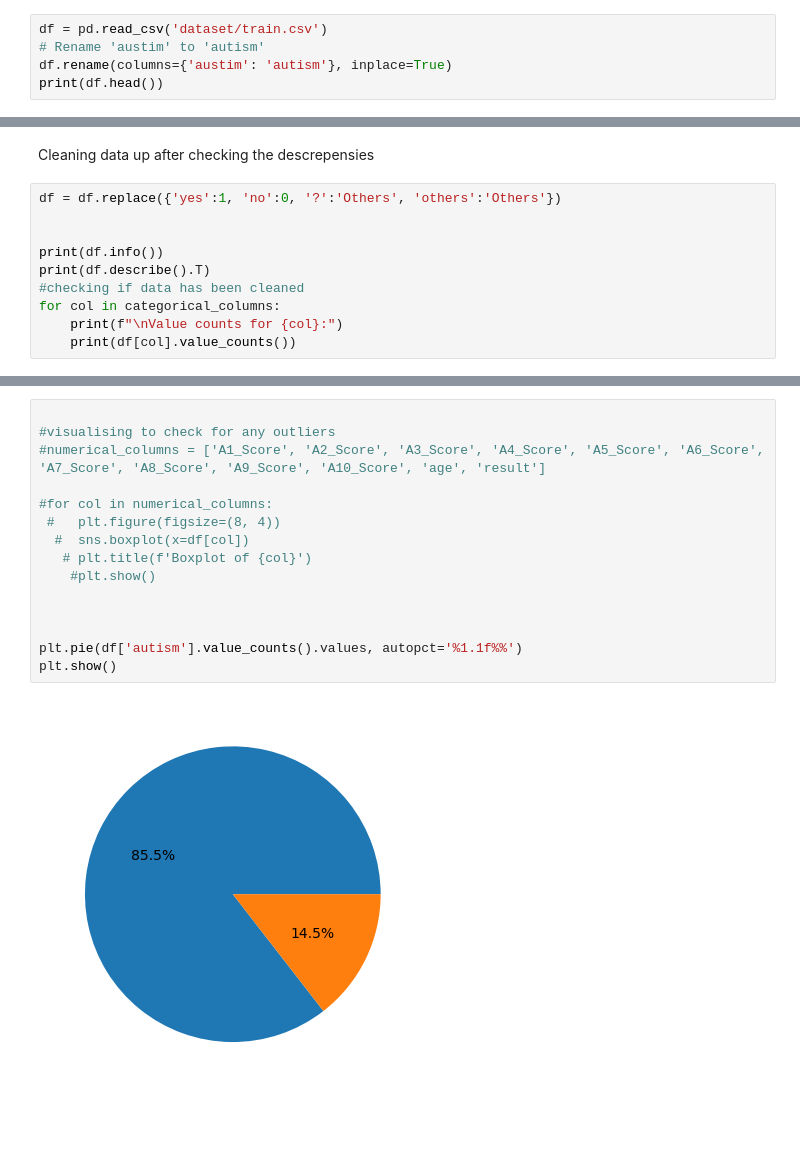
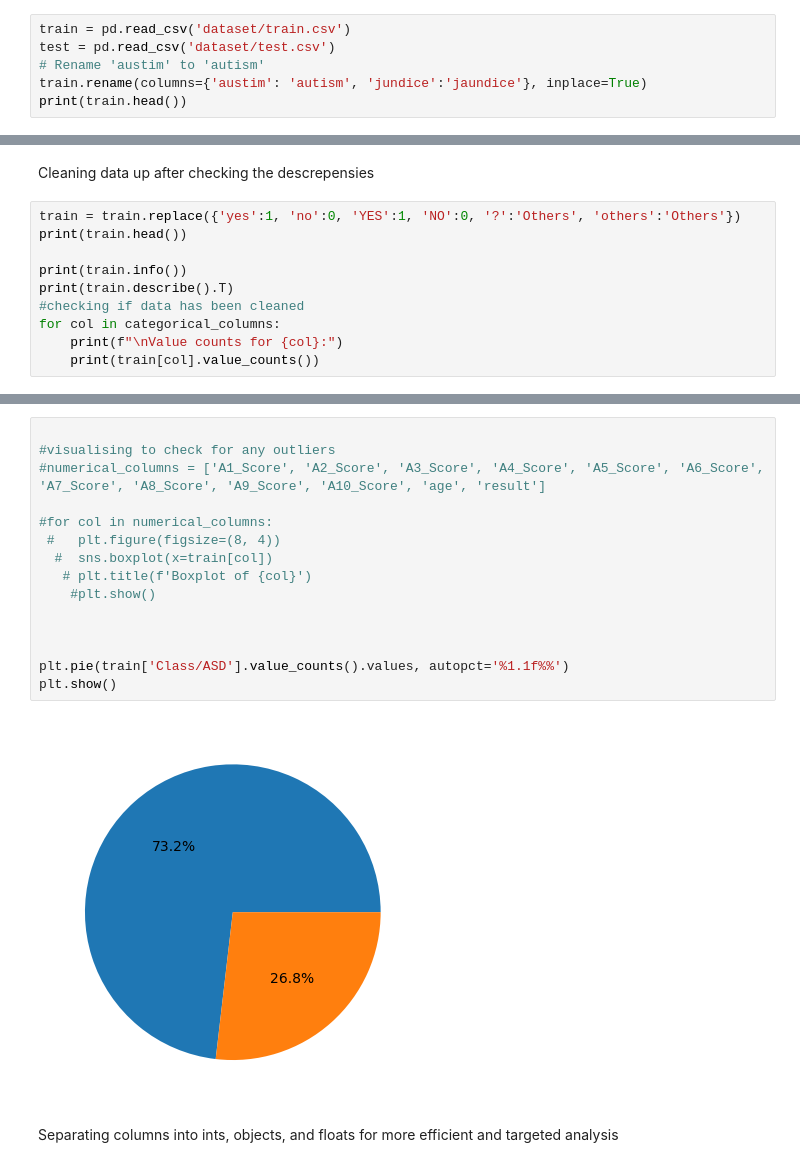
Before and after one commit to HassnatSyed/AutismPrediction, a Jupyter notebook: AutismPrediction.ipynb, the cells around one changed output, grey strips where cells are left out. Drawn from its saved outputs; the diff is of its cells as text; blank space fills up the shorter version.

Commit message:
Added missing dataset
Added missing dataset to train the prediction model and amended the code

```diff
--- a/AutismPrediction.ipynb
+++ b/AutismPrediction.ipynb
@@ -6,8 +6,9 @@ import seaborn as sns
 # %% [markdown]
 Reading the training data
 # %%
-df = pd.read_csv('dataset/train.csv')
+train = pd.read_csv('dataset/train.csv')
+test = pd.read_csv('dataset/test.csv')
 # Rename 'austim' to 'autism'
-df.rename(columns={'austim': 'autism'}, inplace=True)
-print(df.head())
+train.rename(columns={'austim': 'autism', 'jundice':'jaundice'}, inplace=True)
+print(train.head())
 # %% [output]
@@ -108,13 +108,13 @@ Name: count, dtype: int64
 # %% [markdown]
 Cleaning data up after checking the descrepensies
 # %%
-df = df.replace({'yes':1, 'no':0, '?':'Others', 'others':'Others'})
+train = train.replace({'yes':1, 'no':0, 'YES':1, 'NO':0, '?':'Others', 'others':'Others'})
+print(train.head())
 
-
-print(df.info())
-print(df.describe().T)
+print(train.info())
+print(train.describe().T)
 #checking if data has been cleaned
 for col in categorical_columns:
     print(f"\nValue counts for {col}:")
-    print(df[col].value_counts())
+    print(train[col].value_counts())
 # %% [output]
@@ -138,17 +138,19 @@ Name: count, dtype: int64
 # %%
 
 #visualising to check for any outliers
 #numerical_columns = ['A1_Score', 'A2_Score', 'A3_Score', 'A4_Score', 'A5_Score', 'A6_Score', 'A7_Score', 'A8_Score', 'A9_Score', 'A10_Score', 'age', 'result']
 
 #for col in numerical_columns:
  #   plt.figure(figsize=(8, 4))
-  #  sns.boxplot(x=df[col])
+  #  sns.boxplot(x=train[col])
    # plt.title(f'Boxplot of {col}')
     #plt.show()
 
 
 
-plt.pie(df['autism'].value_counts().values, autopct='%1.1f%%')
+plt.pie(train['Class/ASD'].value_counts().values, autopct='%1.1f%%')
 plt.show()
 # %% [output]
-[figure, old version]
+[figure, new version]
+# %% [markdown]
+Separating columns into ints, objects, and floats for more efficient and targeted analysis
```
Also changed, not shown: parts of 10 cells of this notebook, 2 other files.
